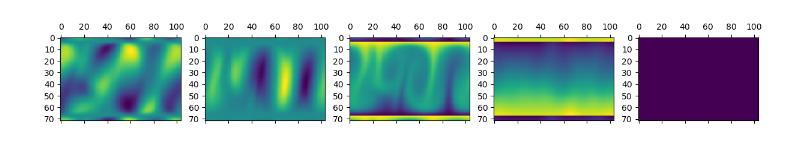
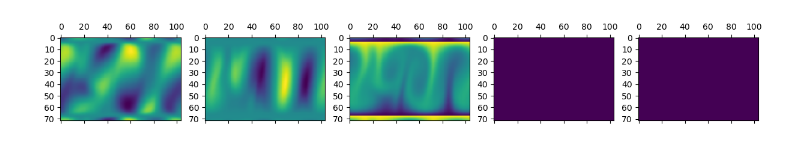
Before and after one commit to graps1/ELM-PDEs, a Jupyter notebook: rbc2d/plot_data.ipynb, the cells around one changed output. Saved outputs shown, nothing was run; the diff lists cells and outputs as text; code cells hidden in the pictures.

```diff
--- a/rbc2d/plot_data.ipynb
+++ b/rbc2d/plot_data.ipynb
@@ -12,6 +12,7 @@ data = torch.tensor(data)
 data = data[::1,...]
 P, T, U = data[:,:2,:,:], data[:,2:3,:,:], data[:,3:,:,:]
 P = P.sum(dim=1,keepdim=True)
+P = P*0
 
 # P = P.permute(3,2,0,1)
 # T = T.permute(3,2,0,1)
@@ -133,11 +134,11 @@ class ELM2D(torch.nn.Module):
         P_bc_top = X_padded[:,None,3,None,-1,:].expand(-1,-1,self.extent[1],-1)
         P_bc_btm = X_padded[:,None,3,None, 0,:].expand(-1,-1,self.extent[1],-1)
 
-        b_bc_top = torch.ones_like(P_bc_top)
-        b_bc_btm = torch.ones_like(P_bc_btm)
+        # b_bc_top = torch.ones_like(P_bc_top)
+        # b_bc_btm = torch.ones_like(P_bc_btm)
 
-        # b_bc_top = torch.zeros_like(P_bc_top)
-        # b_bc_btm = torch.zeros_like(P_bc_btm)
+        b_bc_top = torch.zeros_like(P_bc_top)
+        b_bc_btm = torch.zeros_like(P_bc_btm)
 
         bc_top = torch.cat((U_bc, T_bc_top, P_bc_top, b_bc_top), dim=1)
         bc_btm = torch.cat((U_bc, T_bc_btm, P_bc_btm, b_bc_btm), dim=1)
@@ -181,33 +182,33 @@ class ELM2D(torch.nn.Module):
             j0 = torch.randint(N0-self.ks[0],(1,))[0]
             j1 = torch.randint(N1-self.ks[1],(1,))[0]
 
             # selects the appropriate windows
             X_train[it] = X[i,   :, j0:j0+self.ks[0],
                                     j1:j1+self.ks[1]]
             Y_train[it] = Y[i,   :, j0+self.extent[0]:j0+self.ks[0]-self.extent[0],
                                     j1+self.extent[1]:j1+self.ks[1]-self.extent[1]]
             if logging: print(f"{it} / {batch}", end="\r")
 
         X_train = X_train.reshape(-1,self.in_channels *self.ks[0]  *self.ks[1]  )
         Y_train = Y_train.reshape(-1,self.out_channels*self.step[0]*self.step[1])
 
         if noise > 0:
             noise_distr = torch.distributions.Normal(0,noise)
             X_train = X_train + noise_distr.sample(X_train.shape)
 
         PhiX = self.phi(X_train).detach()
         # A = torch.linalg.lstsq(PhiX.cpu(), Y_train.cpu(), driver="gelsd").solution.cuda()
         A = torch.linalg.lstsq(PhiX, Y_train).solution
         self.lout.weight.data = A.transpose(0,1)
 
 
 wrapper = RBC2DModelWrapper(ELM2D((4,4), (1,1), 5, 800, 5))
 X_padded = wrapper.model.pad(X)
 wrapper.initialize(X_padded, Y)
 fig, ax = plt.subplots(1,5,figsize=(15,3))
 for k in range(5):
     ax[k].matshow(X_padded[-1,k,...].cpu().numpy())
 # %% [output]
-[figure, old version]
+[figure, new version]
 # %%
 torch.set_grad_enabled(True)
```
Also changed, not shown: parts of 6 cells of this notebook.
